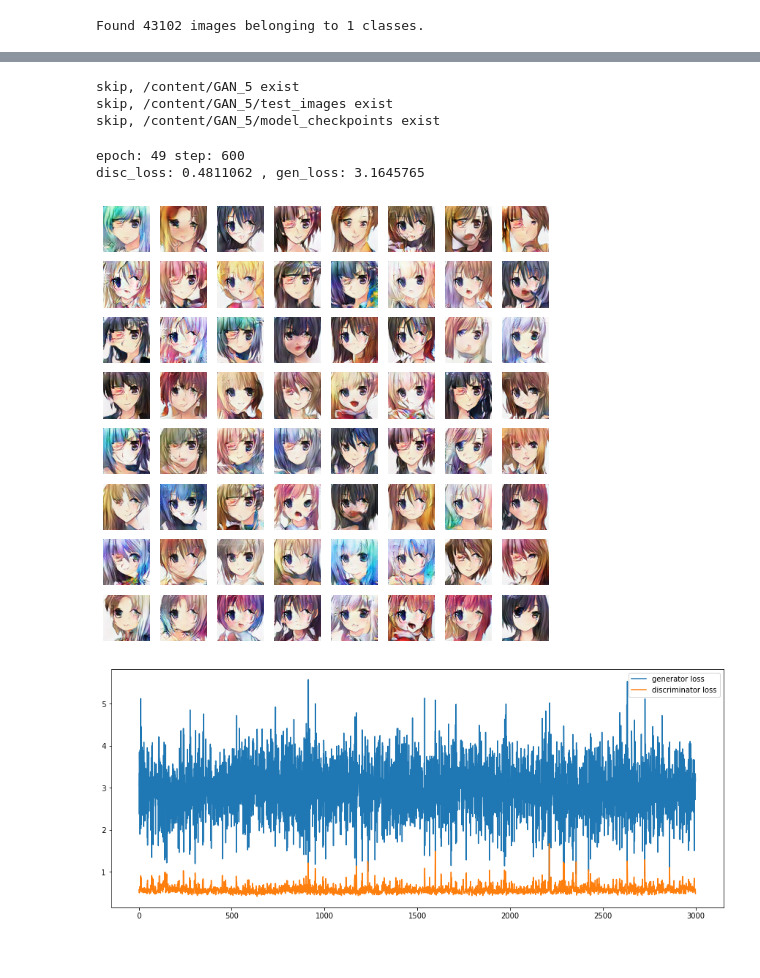
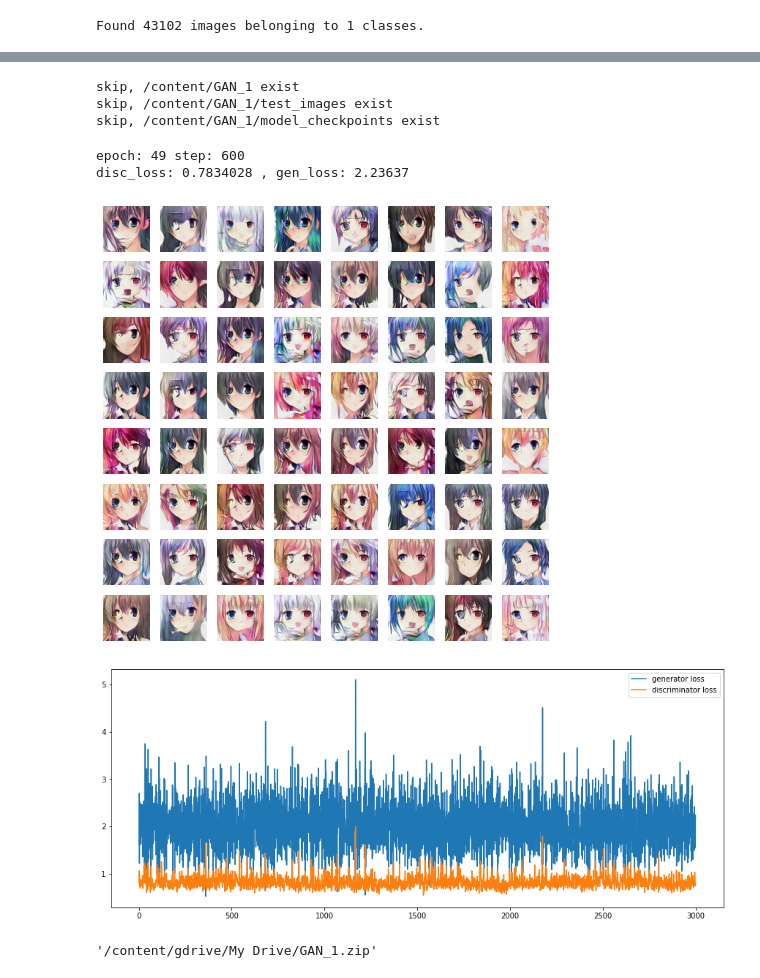
Before and after one commit to muhhanifra/CGAN-anime-google-colab, a Jupyter notebook: dcgan_anime.ipynb, the cells around one changed output, grey strips where cells are left out. Saved outputs shown, nothing was run; the diff lists cells and outputs as text; code cells hidden in the pictures.

```diff
--- a/dcgan_anime.ipynb
+++ b/dcgan_anime.ipynb
@@ -68,37 +83,37 @@ def create_discriminator():
 
   model.add(Conv2D(32, (3,3), padding = 'same', input_shape = (64,64,3)))
   model.add(BatchNormalization())
-  model.add(ReLU())
+  model.add(LeakyReLU())
 
   model.add(Conv2D(32, (3,3), padding = 'same'))
   model.add(BatchNormalization())
-  model.add(ReLU())
+  model.add(LeakyReLU())
 
   model.add(MaxPooling2D((2,2)))
 
   model.add(Conv2D(64, (3,3), padding = 'same'))
   model.add(BatchNormalization())
-  model.add(ReLU())
+  model.add(LeakyReLU())
 
   model.add(Conv2D(64, (3,3), padding = 'same'))
   model.add(BatchNormalization())
-  model.add(ReLU())
+  model.add(LeakyReLU())
 
   model.add(MaxPooling2D((2,2)))
 
   model.add(Conv2D(128, (3,3), padding = 'same'))
   model.add(BatchNormalization())
-  model.add(ReLU())
+  model.add(LeakyReLU())
 
   model.add(Conv2D(128, (2,2), padding = 'same'))
   model.add(BatchNormalization())
-  model.add(ReLU())
+  model.add(LeakyReLU())
 
   model.add(MaxPooling2D((2,2)))
 
   model.add(Conv2D(64,(1,1),padding = 'valid'))
   model.add(BatchNormalization())
-  model.add(ReLU())
+  model.add(LeakyReLU())
 
   model.add(Flatten())
   model.add(Dense(1))
@@ -242,7 +257,7 @@ def create_dir(path):
   except:
       print("skip, {} exist".format(path))
 
-GAN_dir = '/content/GAN_5'
+GAN_dir = '/content/GAN_1'
 test_images_dir = os.path.join(GAN_dir, 'test_images')
 checkpoints_dir = os.path.join(GAN_dir, 'model_checkpoints')
 
@@ -250,9 +265,9 @@ create_dir(GAN_dir)
 create_dir(test_images_dir)
 create_dir(checkpoints_dir)
 # %% [output]
-skip, /content/GAN_5 exist
-skip, /content/GAN_5/test_images exist
-skip, /content/GAN_5/model_checkpoints exist
+skip, /content/GAN_1 exist
+skip, /content/GAN_1/test_images exist
+skip, /content/GAN_1/model_checkpoints exist
 # %%
 def save_and_visualize_test(generator, discriminator,progress,seed, n_square = 8, dir = '/content/GAN'):
   #test generator on seed values
@@ -269,46 +284,50 @@ def save_and_visualize_test(generator, discriminator,progress,seed, n_square = 8
   test_images_dir = os.path.join(dir, 'test_images')
   checkpoints_dir = os.path.join(dir, 'model_checkpoints')
   # save model
-  generator.save(os.path.join(checkpoints_dir,'epoch-{}-step-{}-generator.hdf5'.format(progress['epoch'], progress['step'])))
-  discriminator.save(os.path.join(checkpoints_dir,'epoch-{}-step-{}-discriminator.hdf5'.format(progress['epoch'], progress['step'])))
+  epoch = progress['epoch']
+  step = progress['step']
+  generator.save(os.path.join(checkpoints_dir,'epoch-{}-step-{}-generator.hdf5'.format(f'{epoch:03}', f'{step:03}')))
+  discriminator.save(os.path.join(checkpoints_dir,'epoch-{}-step-{}-discriminator.hdf5'.format(f'{epoch:03}', f'{step:03}')))
   # save images
-  fig.savefig(os.path.join(test_images_dir,'epoch-{}-step-{}.jpg'.format(progress['epoch'], progress['step'])))
+  fig.savefig(os.path.join(test_images_dir,'epoch-{}-step-{}.jpg'.format(f'{epoch:03}', f'{step:03}')))
 # %%
 m = train_gen.samples
 # %%
 num_steps = int(m/BATCH_SIZE)
 disc_losses = []
 gen_losses = []
 for epoch in range(num_epochs):
   for step in range(num_steps):
     #minimax game with optimizer
     disc_loss, gen_loss = train_step(train_gen.next())
     #store models losses
     gen_losses.append(gen_loss.numpy())
     disc_losses.append(disc_loss.numpy())
 
-    if step%100 == 0:
+    if step%200 == 0:
       #clear notebook output
       display.clear_output(wait=True)
 
       #print, visualize, and save progress
       progress = {'epoch':epoch, 'step':step}
       print('epoch:', epoch, 'step:', step)
       print('disc_loss:',disc_loss.numpy(), ', gen_loss:', gen_loss.numpy())
       save_and_visualize_test(gen,disc, progress, seed, dir = GAN_dir)
 
       #---plot discriminator and generator losss
       plt.figure(figsize=(15,6))
       plt.plot(gen_losses[-3000:])
       plt.plot(disc_losses[-3000:])
       plt.legend(['generator loss', 'discriminator loss'])
       plt.show()
 # %% [output]
 epoch: 49 step: 600
-disc_loss: 0.4811062 , gen_loss: 3.1645765
+disc_loss: 0.7834028 , gen_loss: 2.23637
-[figure, old version]
+[figure, new version]
-[figure, old version]
+[figure, new version]
 # %%
 import shutil
-shutil.make_archive("GAN_5", "zip", GAN_dir)
-shutil.move('/content/GAN_5.zip', '/content/gdrive/My Drive')
+shutil.make_archive("GAN_1", "zip", GAN_dir)
+shutil.copy('/content/GAN_1.zip', '/content/gdrive/My Drive')
+# %% [output]
+'/content/gdrive/My Drive/GAN_1.zip'
```
Also changed, not shown: parts of 18 cells of this notebook.
